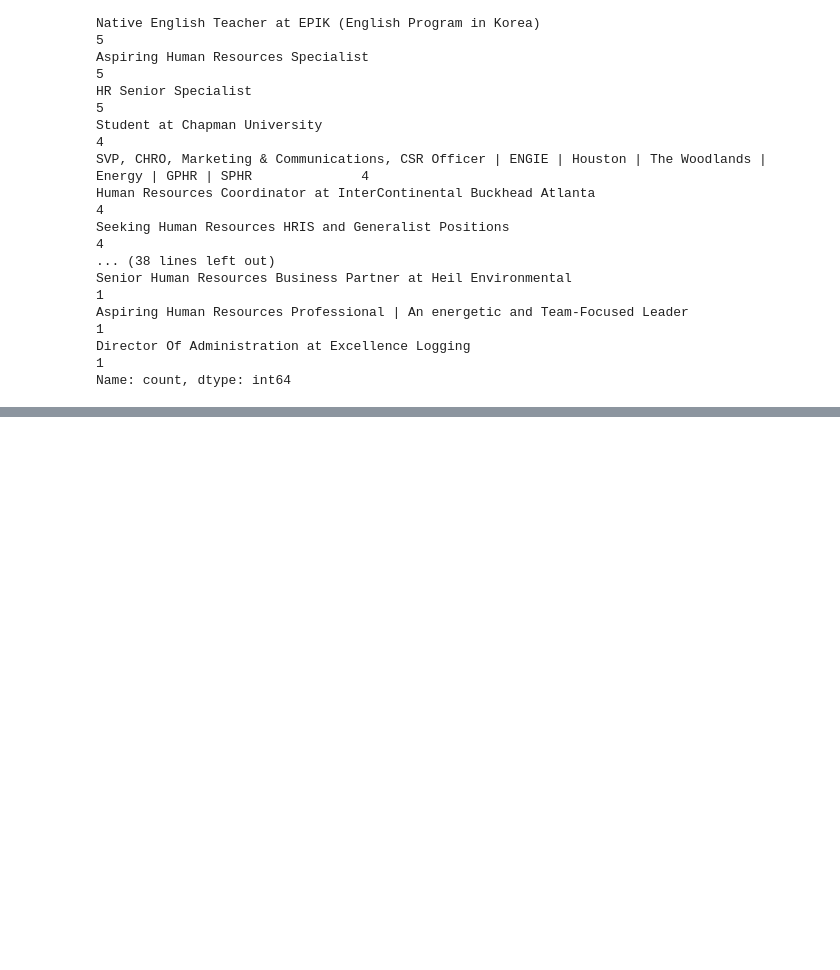
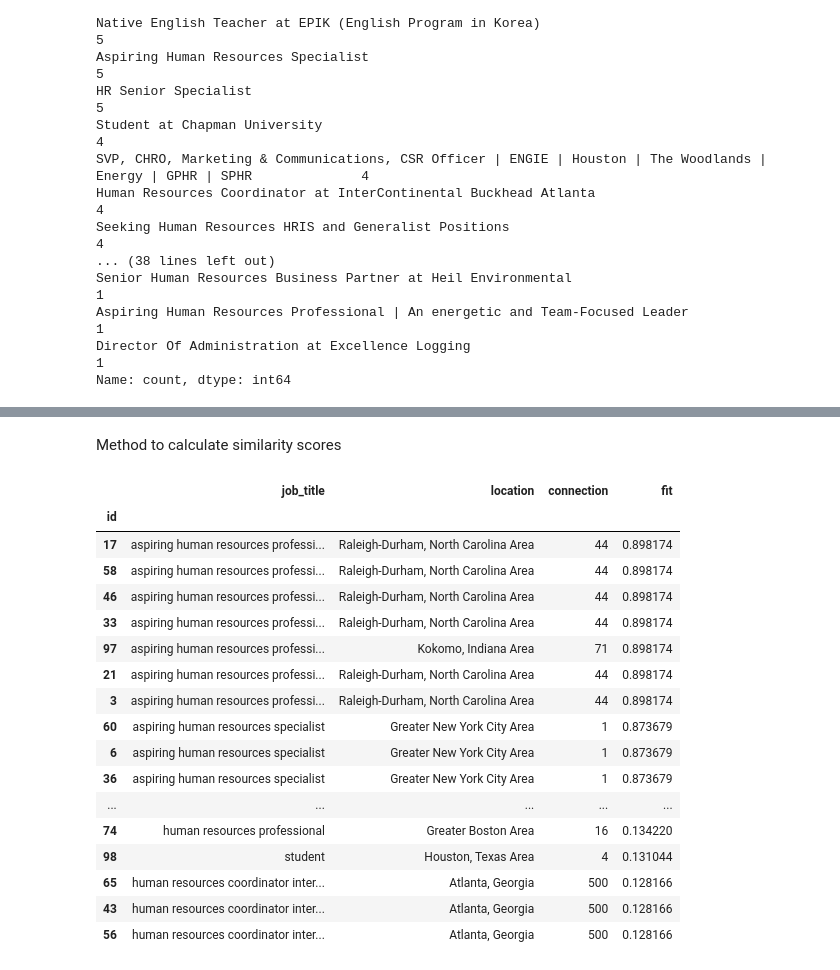
Before and after one commit to chiara89/-NAHynH028422ZNN9, a Jupyter notebook: Potential_talents_NLP.ipynb, the cells around one changed output, grey strips where cells are left out. Cells and saved outputs as stored; diff of their text form; code cells hidden in the pictures; blank space fills up the shorter version.

```diff
--- a/Potential_talents_NLP.ipynb
+++ b/Potential_talents_NLP.ipynb
@@ -76,5 +112,3 @@ Senior Human Resources Business Partner at Heil Environmental
 Aspiring Human Resources Professional | An energetic and Team-Focused Leader                                             1
 Director Of Administration at Excellence Logging                                                                         1
 Name: count, dtype: int64
-# %%
-df = df.drop_duplicates()
@@ -94,0 +119,17 @@ memory usage: 2.1+ KB
+# %%
+stop_words = stopwords.words('english')
+stopwords_dict = Counter(stop_words)
+lemmatizer = WordNetLemmatizer()
+for ind, row in df.iterrows():
+    words = [lemmatizer.lemmatize(word) for word in word_tokenize(row['job_title'])]
+    words=[word.lower() for word in words if word.isalpha()]
+    filtered_words = [word for word in words if word.lower() not in stopwords.words('english')]
+    df.loc[ind,'job_title'] = ' '.join(TreebankWordDetokenizer().detokenize(filtered_words).lower().split())
+    df.loc[ind,'job_title'] = df.loc[ind,'job_title'].replace('bauer','').lstrip()
+    df.loc[ind,'job_title'] = df.loc[ind,'job_title'].replace('svp','senior vice president').lstrip()
+    df.loc[ind,'job_title'] = df.loc[ind,'job_title'].replace('csr','corporate social responsability').lstrip()
+    df.loc[ind,'job_title'] = df.loc[ind,'job_title'].replace('chro','chief human resources officer').lstrip()
+    df.loc[ind,'job_title'] = df.loc[ind,'job_title'].replace('gphr','global professional in human resources').lstrip()
+    df.loc[ind,'job_title'] = df.loc[ind,'job_title'].replace('sphr','senior professional in human resources').lstrip()
+    df.loc[ind,'job_title'] = df.loc[ind,'job_title'].replace('mes','manufacturing execution system').lstrip()
+    df.loc[ind,'job_title'] = df.loc[ind,'job_title'].replace('hr','human resource').lstrip()
@@ -94,0 +252,2 @@ memory usage: 2.1+ KB
+# %% [markdown]
+Method to calculate similarity scores
@@ -94,0 +272,6 @@ memory usage: 2.1+ KB
+# %%
+def top_candidates(n, by = 'fit', ascending = False, min_con = 0, location = df.location):
+
+    df2 = df.loc[(df.connection >= min_con) & (df.location == location)].sort_values(by = by, ascending = ascending).head(n).copy()
+
+    return df2
@@ -94,0 +282,21 @@ memory usage: 2.1+ KB
+# %%
+top_candidates(n = 50, by = 'fit', ascending = False, min_con = 0)
+# %% [output]
+|  | job_title | location | connection | fit |
+| id |  |  |  |  |
+| 17 | aspiring human resources professi... | Raleigh-Durham, North Carolina Area | 44 | 0.898174 |
+| 58 | aspiring human resources professi... | Raleigh-Durham, North Carolina Area | 44 | 0.898174 |
+| 46 | aspiring human resources professi... | Raleigh-Durham, North Carolina Area | 44 | 0.898174 |
+| 33 | aspiring human resources professi... | Raleigh-Durham, North Carolina Area | 44 | 0.898174 |
+| 97 | aspiring human resources professi... | Kokomo, Indiana Area | 71 | 0.898174 |
+| 21 | aspiring human resources professi... | Raleigh-Durham, North Carolina Area | 44 | 0.898174 |
+| 3 | aspiring human resources professi... | Raleigh-Durham, North Carolina Area | 44 | 0.898174 |
+| 60 | aspiring human resources specialist | Greater New York City Area | 1 | 0.873679 |
+| 6 | aspiring human resources specialist | Greater New York City Area | 1 | 0.873679 |
+| 36 | aspiring human resources specialist | Greater New York City Area | 1 | 0.873679 |
+| ... | ... | ... | ... | ... |
+| 74 | human resources professional | Greater Boston Area | 16 | 0.134220 |
+| 98 | student | Houston, Texas Area | 4 | 0.131044 |
+| 65 | human resources coordinator inter... | Atlanta, Georgia | 500 | 0.128166 |
+| 43 | human resources coordinator inter... | Atlanta, Georgia | 500 | 0.128166 |
+| 56 | human resources coordinator inter... | Atlanta, Georgia | 500 | 0.128166 |
```
Also changed, not shown: parts of 29 cells of this notebook.
